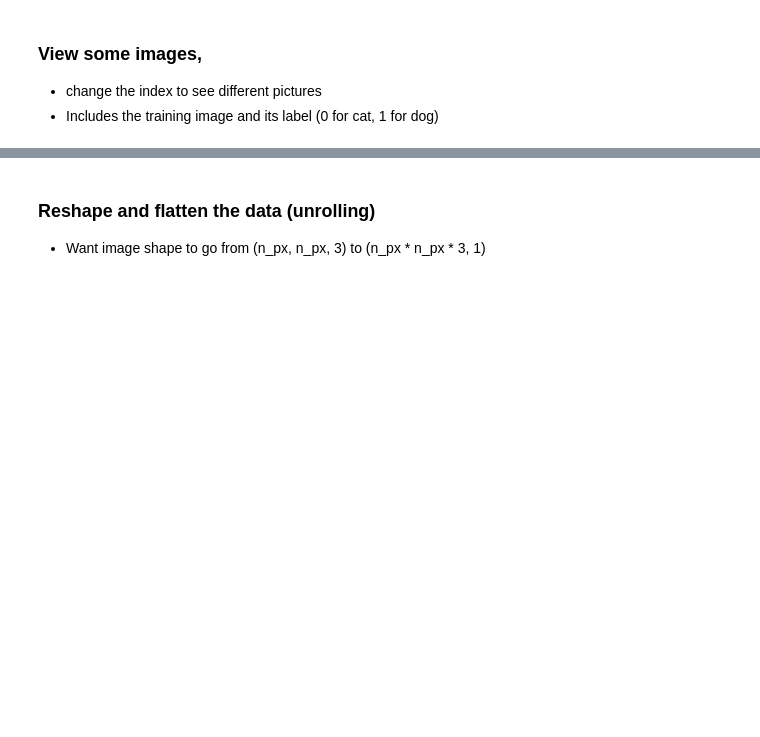
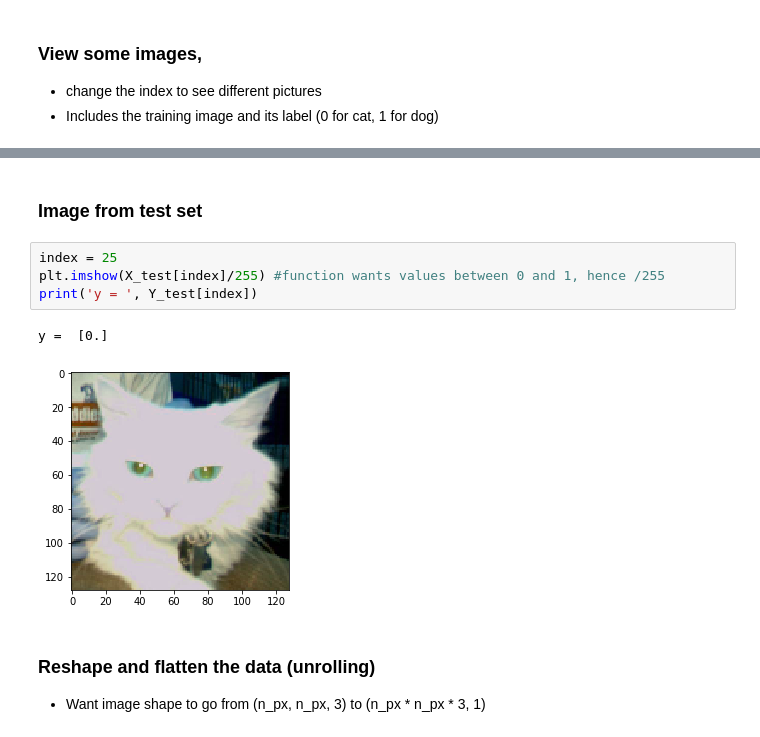
Before and after one commit to grantgasser/Log-Regression-Neural-Network, a Jupyter notebook: Logistic Regression to Predict Cat or Dog.ipynb, the cells around one changed output, grey strips where cells are left out. Saved outputs shown, nothing was run; the diff lists cells and outputs as text; blank space fills up the shorter version.

```diff
--- a/Logistic Regression to Predict Cat or Dog.ipynb
+++ b/Logistic Regression to Predict Cat or Dog.ipynb
@@ -127,3 +157,12 @@ y =  0.0
+# %% [markdown]
+### Image from test set
+# %%
+index = 25
+plt.imshow(X_test[index]/255) #function wants values between 0 and 1, hence /255
+print('y = ', Y_test[index])
+# %% [output]
+y =  [0.]
+[figure, added]
 # %% [markdown]
 ### Reshape and flatten the data (unrolling)
 * Want image shape to go from (n_px, n_px, 3) to (n_px * n_px * 3, 1)
```
Also changed, not shown: parts of 11 cells of this notebook.
